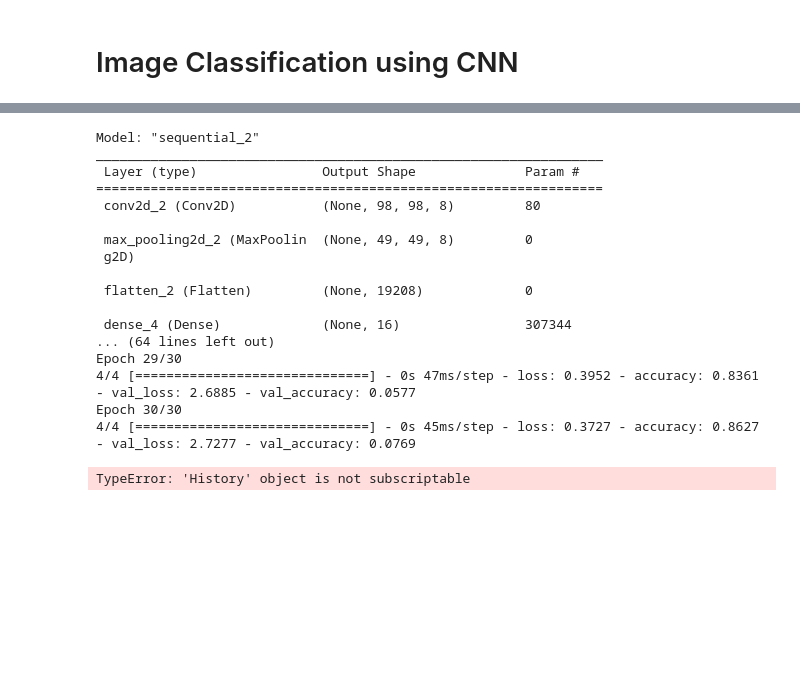
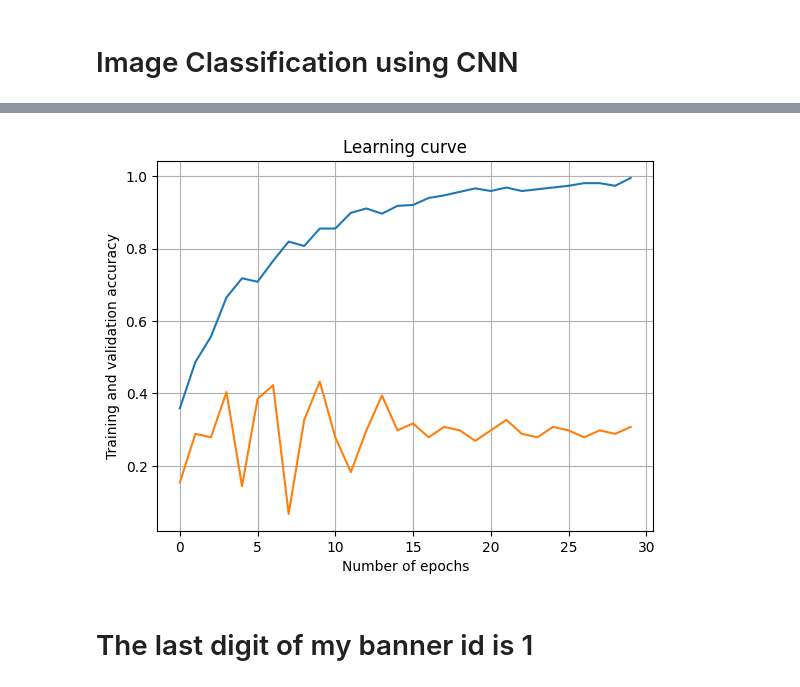
Before and after one commit to million-haileyesus/Data_Mining_I, a Jupyter notebook: DM_Assignment3/programming assignment 3.ipynb, the cells around one changed output, grey strips where cells are left out. Drawn from its saved outputs; the diff is of its cells as text; code cells hidden in the pictures; blank space fills up the shorter version.

```diff
--- a/DM_Assignment3/programming assignment 3.ipynb
+++ b/DM_Assignment3/programming assignment 3.ipynb
@@ -172,7 +172,7 @@ def images_classifier():
         layers.Conv2D(8, kernel_size=(3, 3), activation="relu"),
         layers.MaxPooling2D(pool_size=(2, 2)),
         layers.Flatten(),
-        layers.Dense(16, activation="relu"),
+        layers.Dropout(0.5),
         layers.Dense(num_classes, activation="softmax")
     ]
     )
@@ -194,14 +194,14 @@ def train_model():
     y_test = to_categorical(y_test, num_classes=4)
 
     model.compile(loss="categorical_crossentropy", optimizer="adam", metrics=["accuracy"])
-    model.fit(X_train, y_train, batch_size=batch_size, epochs=num_epochs, validation_split=0.2)
+    history = model.fit(X_train, y_train, batch_size=batch_size, epochs=num_epochs, validation_split=0.2)
 
-    return model, X_test, y_test
+    return model, history, X_test, y_test
 # %%
 def model_evaluation():
-    model, X_test, y_test = train_model()
+    model, history, X_test, y_test = train_model()
     score = model.evaluate(X_test, y_test, verbose=0)
     print("\n\nTest loss:", score[0])
     print("Test accuracy:", score[1])
 
-model_evaluation()
+    return history
@@ -225,0 +208,2 @@ Test accuracy: 0.4318181872367859
+# %%
+model = model_evaluation()
@@ -226,29 +228,15 @@ Test accuracy: 0.4318181872367859
 # %%
 def plot_learning_curve():
-    model,_ ,_ = train_model()
-    plt.plot(model.history['accuracy'], label='Training Accuracy')
-    plt.plot(model.history['val_accuracy'], label='Validation Accuracy')
-    plt.xlabel('Epochs')
-    plt.ylabel('Accuracy')
-    plt.legend()
+    plt.plot(model.history["accuracy"], label="Training Accuracy")
+    plt.plot(model.history["val_accuracy"], label="Validation Accuracy")
+    plt.xlabel("Number of epochs")
+    plt.ylabel("Training and validation accuracy")
+    plt.title("Learning curve")
+    plt.grid(True)
     plt.show()
+
 plot_learning_curve()
 # %% [output]
-Model: "sequential_2"
-_________________________________________________________________
- Layer (type)                Output Shape              Param #
-=================================================================
- conv2d_2 (Conv2D)           (None, 98, 98, 8)         80
-
- max_pooling2d_2 (MaxPoolin  (None, 49, 49, 8)         0
- g2D)
-
- flatten_2 (Flatten)         (None, 19208)             0
-
- dense_4 (Dense)             (None, 16)                307344
-... (64 lines left out)
-Epoch 29/30
-4/4 [==============================] - 0s 47ms/step - loss: 0.3952 - accuracy: 0.8361 - val_loss: 2.6885 - val_accuracy: 0.0577
-Epoch 30/30
-4/4 [==============================] - 0s 45ms/step - loss: 0.3727 - accuracy: 0.8627 - val_loss: 2.7277 - val_accuracy: 0.0769
-TypeError: 'History' object is not subscriptable
+[figure, added]
+# %% [markdown]
+# The last digit of my banner id is 1
```
Also changed, not shown: parts of 9 cells of this notebook.
